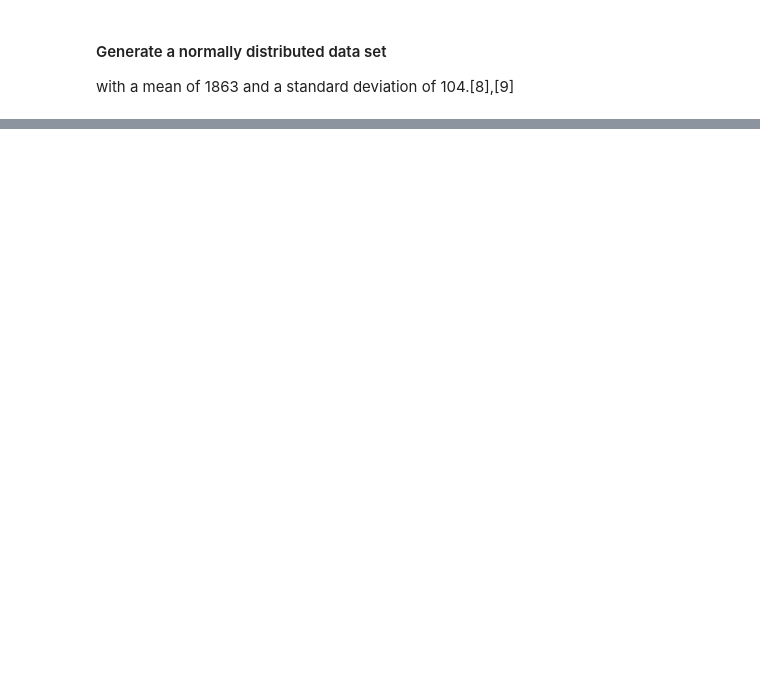
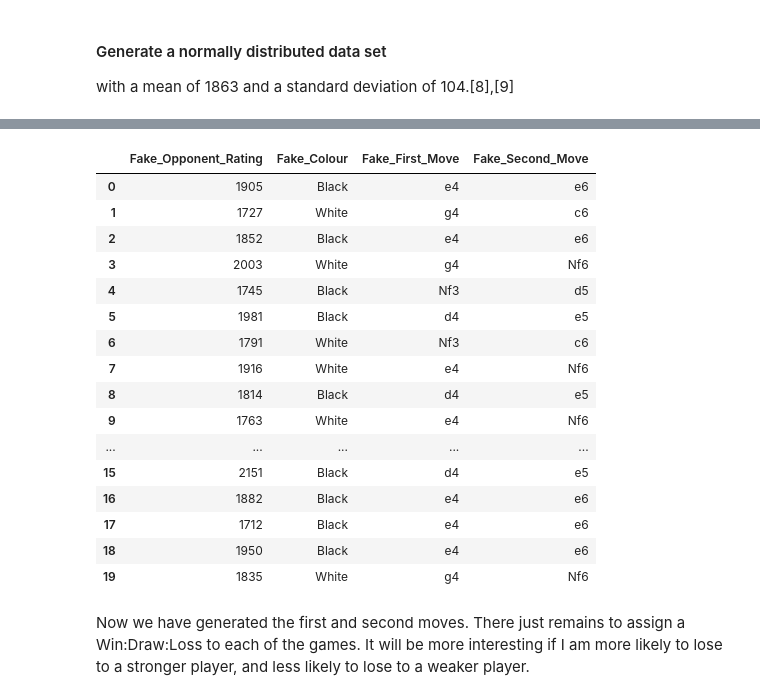
Before and after one commit to HFintan/pda_proj, a Jupyter notebook: pda_proj.ipynb, the cells around one changed output, grey strips where cells are left out. Drawn from its saved outputs; the diff is of its cells as text; code cells hidden in the pictures; blank space fills up the shorter version.

```diff
--- a/pda_proj.ipynb
+++ b/pda_proj.ipynb
@@ -307,0 +348,4 @@ plt.show()
+# %%
+fake["Fake_First_Move"]=""
+fake["Fake_Second_Move"]=""
+fake.head(10)
@@ -307,0 +364,21 @@ plt.show()
+# %%
+my_weight_dict = {
+  "g4": 5/6,
+  "e4": 1/12,
+  "Nf3": 1/12,
+}
+
+other_weight_dict={
+    "e4":1/3,
+    "d4":1/3,
+    "Nf3":1/3,
+}
+
+for i in range(1000):
+#    print (fake.loc[fake['Fake_Colour']=='White'])
+    if fake['Fake_Colour'][i]=='White':
+#            fake['Fake_First_Move'][i]=random.choice(list(weight_dict))
+            fake.at[i,'Fake_First_Move']=random.choice(list(my_weight_dict))
+    else:
+        fake.at[i,'Fake_First_Move']=random.choice(list(other_weight_dict))
+fake.head(10)
@@ -307,0 +397,37 @@ plt.show()
+# %%
+weight_dict = {
+  "d5": 1/4,
+  "c6": 1/4,
+  "Nf6": 1/4,
+  "e5":1/4
+}
+
+for i in range(1000):
+    if fake['Fake_Colour'][i]=='Black' and fake['Fake_First_Move'][i]=='d4':
+            fake.at[i,'Fake_Second_Move']='e5'
+    else:
+        if fake['Fake_Colour'][i]=='Black' and fake['Fake_First_Move'][i]=='e4':
+            fake.at[i,'Fake_Second_Move']='e6'
+        else:
+            fake.at[i,'Fake_Second_Move']=random.choice(list(weight_dict))
+fake.head(20)
+# %% [output]
+|  | Fake_Opponent_Rating | Fake_Colour | Fake_First_Move | Fake_Second_Move |
+| 0 | 1905 | Black | e4 | e6 |
+| 1 | 1727 | White | g4 | c6 |
+| 2 | 1852 | Black | e4 | e6 |
+| 3 | 2003 | White | g4 | Nf6 |
+| 4 | 1745 | Black | Nf3 | d5 |
+| 5 | 1981 | Black | d4 | e5 |
+| 6 | 1791 | White | Nf3 | c6 |
+| 7 | 1916 | White | e4 | Nf6 |
+| 8 | 1814 | Black | d4 | e5 |
+| 9 | 1763 | White | e4 | Nf6 |
+| ... | ... | ... | ... | ... |
+| 15 | 2151 | Black | d4 | e5 |
+| 16 | 1882 | Black | e4 | e6 |
+| 17 | 1712 | Black | e4 | e6 |
+| 18 | 1950 | Black | e4 | e6 |
+| 19 | 1835 | White | g4 | Nf6 |
+# %% [markdown]
+Now we have generated the first and second moves. There just remains to assign a Win:Draw:Loss to each of the games. It will be more interesting if I am more likely to lose to a stronger player, and less likely to lose to a weaker player.
```
Also changed, not shown: parts of 10 cells of this notebook.
